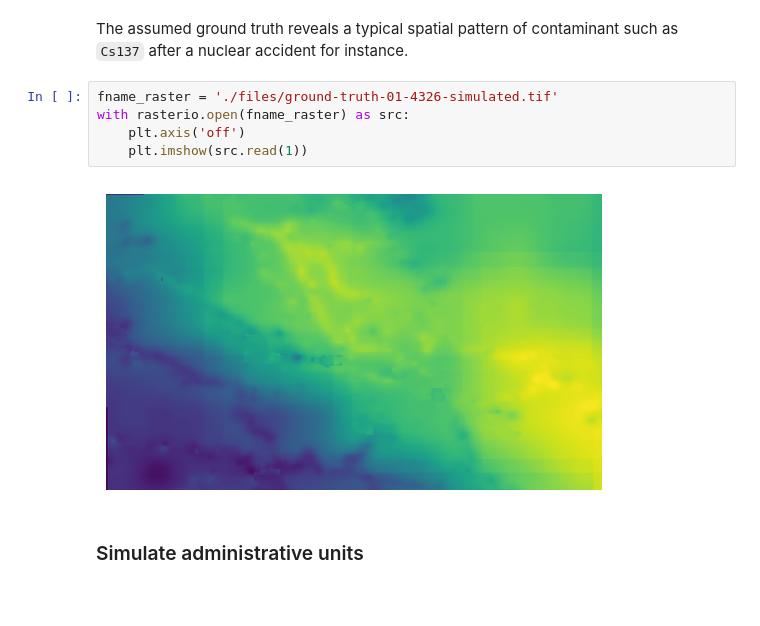
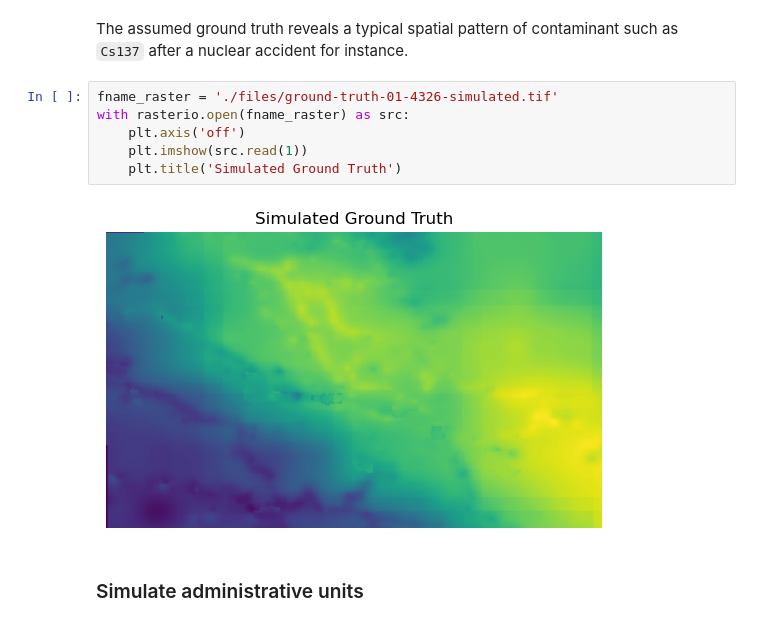
Before and after one commit to franckalbinet/trufl, a Jupyter notebook: nbs/index.ipynb, the cells around one changed output. Saved outputs shown, nothing was run; the diff lists cells and outputs as text; blank space fills up the shorter version.

```diff
--- a/nbs/index.ipynb
+++ b/nbs/index.ipynb
@@ -61,10 +61,11 @@ The assumed ground truth reveals a typical spatial pattern of contaminant such a
 # %%
 fname_raster = './files/ground-truth-01-4326-simulated.tif'
 with rasterio.open(fname_raster) as src:
     plt.axis('off')
     plt.imshow(src.read(1))
+    plt.title('Simulated Ground Truth')
 # %% [output]
-[figure, old version]
+[figure, new version]
 # %% [markdown]
 ### Simulate administrative units
 # %% [markdown]
```
Also changed, not shown: parts of 38 cells of this notebook, 1 other file.
